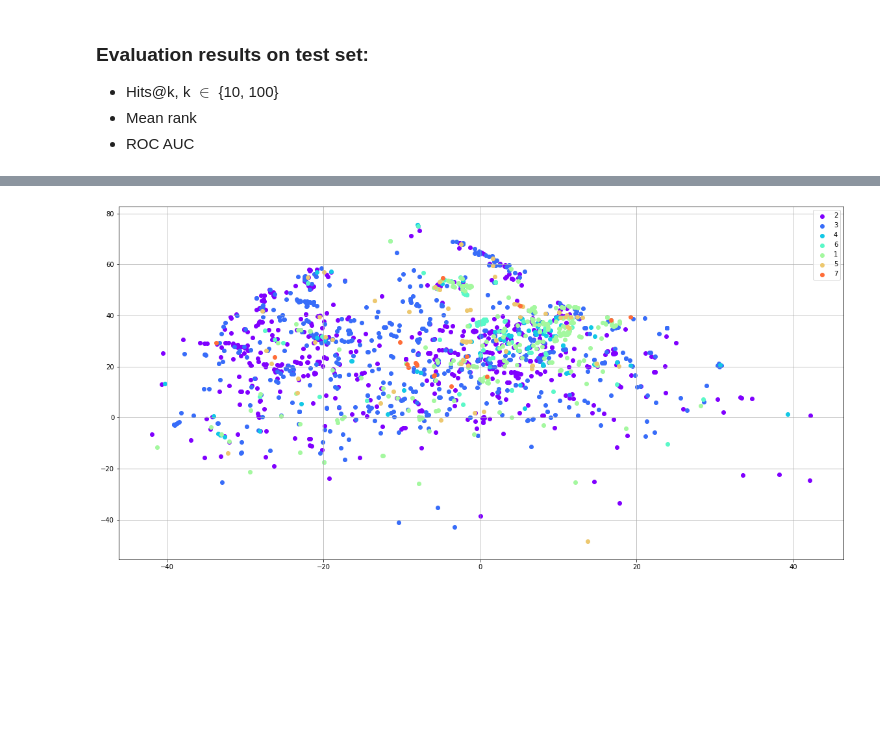
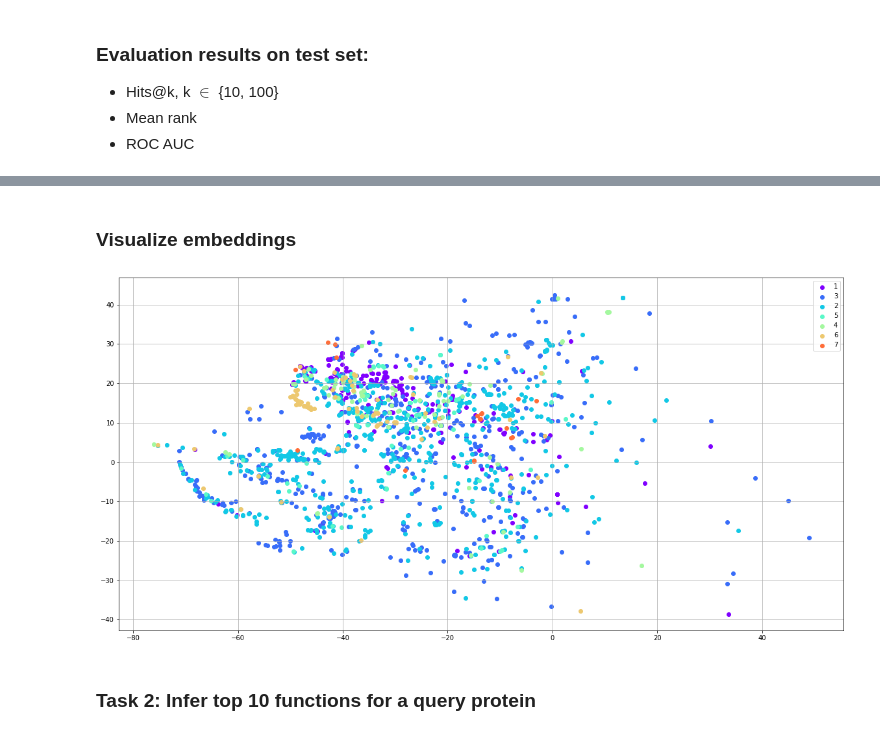
Before and after one commit to bio-ontology-research-group/ontology-tutorial, a Jupyter notebook: graph.ipynb, the cells around one changed output, grey strips where cells are left out. Saved outputs shown, nothing was run; the diff lists cells and outputs as text; code cells hidden in the pictures; blank space fills up the shorter version.

```diff
--- a/graph.ipynb
+++ b/graph.ipynb
@@ -162,23 +167,0 @@ We can also get all the similarity values in a list (here just the top 10):
-# %%
-from itertools import islice
-
-query = 'http://4932.YOR234C'
-qemb = ""
-for item in nodemap:
-    if nodemap[item] == query:
-        qemb = embeds[item]
-
-cosine_sim={}
-for item in nodemap:
-    if "4932." in nodemap[item]:
-        if nodemap[item] != query:
-            emb = embeds[item]
-            sim = cosine(emb, qemb)
-            cosine_sim[nodemap[item]] = sim
-
-sortedmap=sorted(cosine_sim,key=cosine_sim.get, reverse=True)
-iterator=islice(sortedmap,10)
-i =1
-for d in iterator:
-    print (str(i)+". "+ str(d) +"\t"+str(cosine_sim[d])+"\n")
-    i +=1
@@ -582,36 +535,44 @@ X = TSNE(n_components=2, verbose=1, n_iter=2500, n_jobs=8).fit_transform(prot_em
+# %% [markdown]
+### Visualize embeddings
 # %%
+from matplotlib import pyplot as plt
+from MulticoreTSNE import MulticoreTSNE as TSNE
+X = TSNE(n_components=2, verbose=1, n_iter=2500, n_jobs=8).fit_transform(prot_embeds)
+
 ec_numbers = {}
 with open('data/yeast_ec.tab') as f:
     next(f)
     for line in f:
         it = line.strip().split('\t', -1)
         if len(it) < 5:
             continue
         if it[3]:
             prot_id = it[3].split(';')[0]
             prot_id = 'http://{0}'.format(prot_id)
             ec_numbers[prot_id] = it[4]
-classes = {'0': [[], []]}
+ec_classes = {'0': [[], []]}
 for i, item in enumerate(proteins.items()):
     k, v = item
     if k in ec_numbers:
         ec = ec_numbers[k].split('.')[0]
-        if ec not in classes:
-            classes[ec] = [[], []]
-        classes[ec][0].append(X[i, 0])
-        classes[ec][1].append(X[i, 1])
-colors = iter(plt.cm.rainbow(np.linspace(0, 1, len(classes))))
+        if ec not in ec_classes:
+            ec_classes[ec] = [[], []]
+        ec_classes[ec][0].append(X[i, 0])
+        ec_classes[ec][1].append(X[i, 1])
+colors = iter(plt.cm.rainbow(np.linspace(0, 1, len(ec_classes))))
 fig, ax = plt.subplots(figsize=(20, 10))
 
-for ec, items in classes.items():
+for ec, items in ec_classes.items():
     if ec == '0':
         continue
     color = next(colors)
     ax.scatter(items[0], items[1], color=color, label=ec)
 
 ax.legend()
 ax.grid(True)
 
 plt.show()
 # %% [output]
-[figure, old version]
+[figure, new version]
+# %% [markdown]
+### Task 2: Infer top 10 functions for a query protein
```
Also changed, not shown: parts of 15 cells of this notebook, 2 other files.
